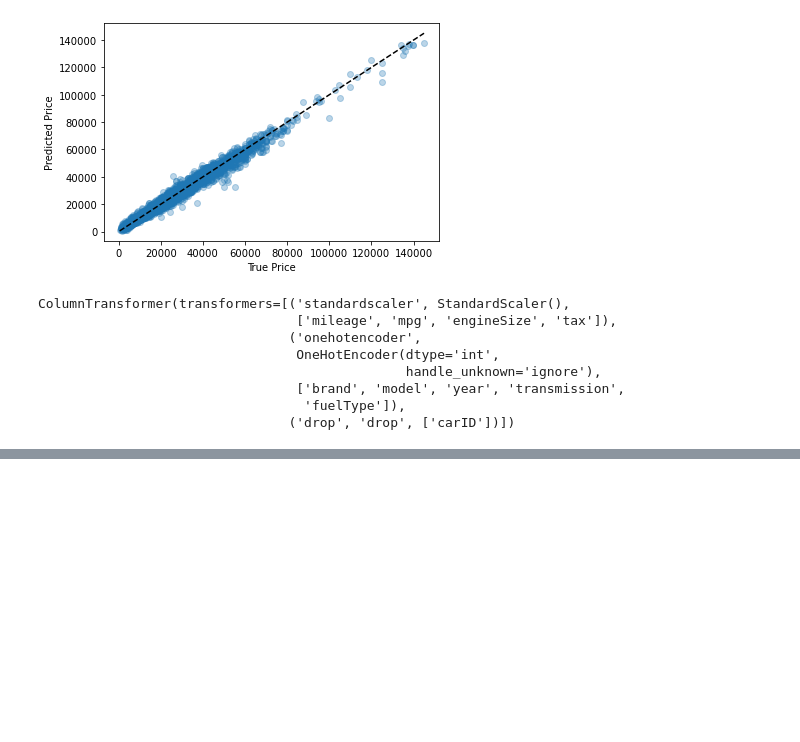
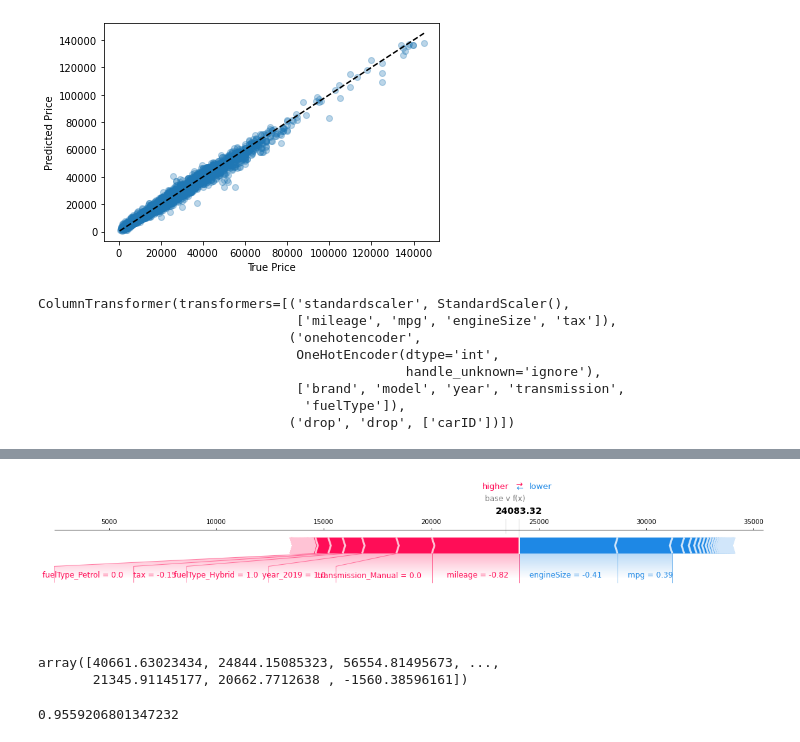
Before and after one commit to aimee0317/car_price_prediction, a Jupyter notebook: src/Model.ipynb, the cells around one changed output, grey strips where cells are left out. Cells and saved outputs as stored; diff of their text form; code cells hidden in the pictures; blank space fills up the shorter version.

```diff
--- a/src/Model.ipynb
+++ b/src/Model.ipynb
@@ -235,0 +287,23 @@ ColumnTransformer(transformers=[('standardscaler', StandardScaler(),
+# %%
+X_test = pd.read_csv("../data/raw/X_test.csv", parse_dates=['year'])
+X_test['year'] = X_test['year'].dt.year
+y_test = pd.read_csv("../data/raw/y_test.csv")
+# %%
+X_test_encode = pd.DataFrame(
+    data=preprocessor.transform(X_test).toarray(),
+    columns=feature_names,
+    index=X_test.index,
+)
+# %%
+test_catboost_shap_values = catboost_explainer.shap_values(X_test_encode)
+# %%
+X_test_encode = X_test_encode.round(2)
+# %%
+shap.force_plot(
+    catboost_explainer.expected_value,
+    test_catboost_shap_values[8],
+    X_test_encode.loc[8, :],
+    matplotlib=True,
+)
+# %% [output]
+[figure, added]
@@ -235,0 +312,9 @@ ColumnTransformer(transformers=[('standardscaler', StandardScaler(),
+# %%
+y_predict
+# %% [output]
+array([40661.63023434, 24844.15085323, 56554.81495673, ...,
+       21345.91145177, 20662.7712638 , -1560.38596161])
+# %%
+r2_score(y_test['price'], y_predict)
+# %% [output]
+0.9559206801347232
```
Also changed, not shown: parts of 10 cells of this notebook.
